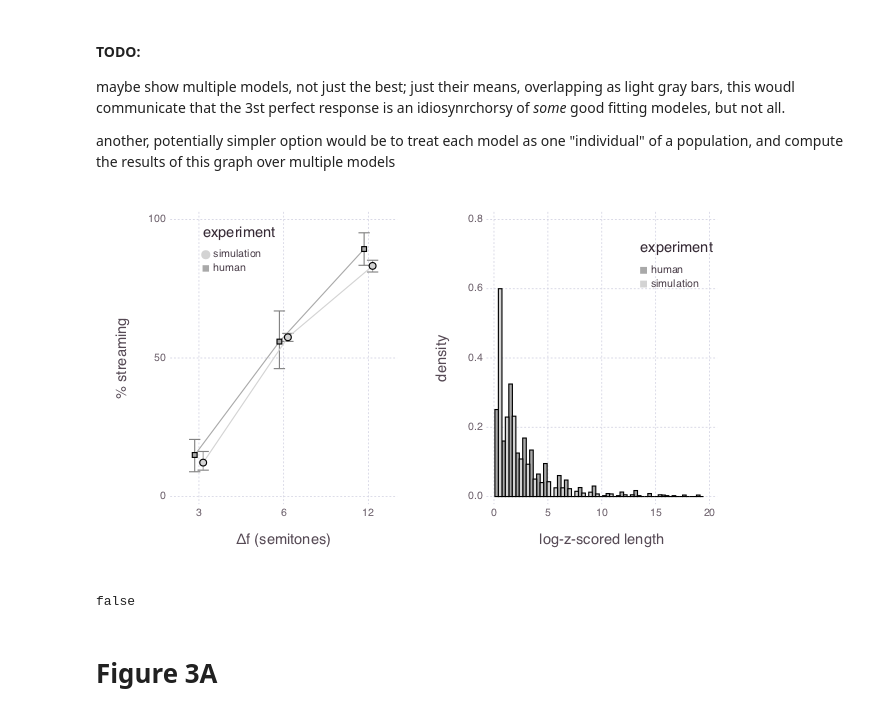
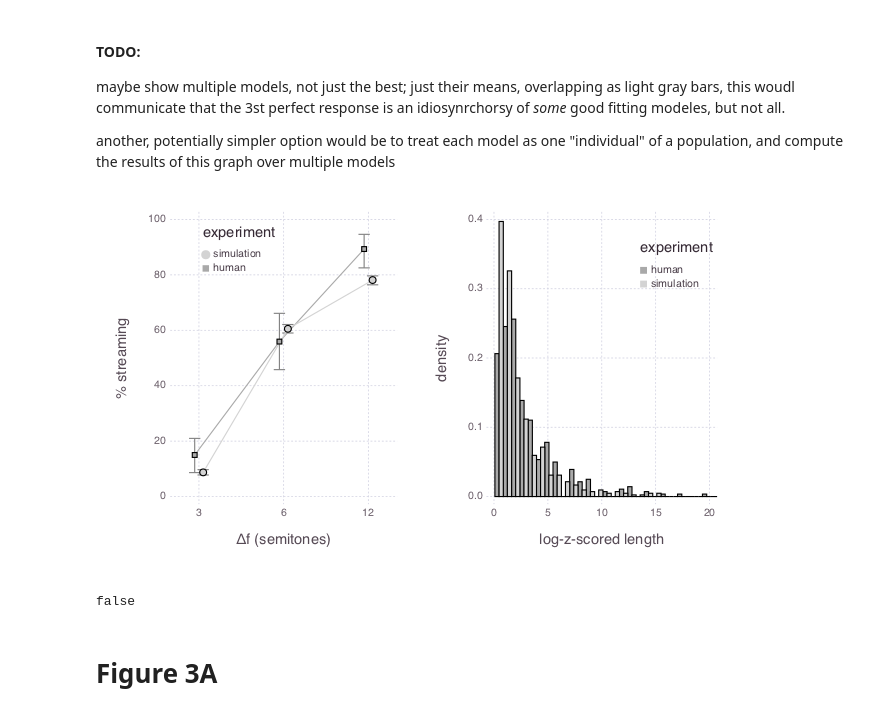
Before and after one commit to haberdashPI/bistable, a Jupyter notebook: notebooks/Figures.ipynb, the cells around one changed output. Cells and saved outputs as stored; diff of their text form; code cells hidden in the pictures.

Commit message:
Fixed figure 2 to use new, reorganized measure methods

```diff
--- a/notebooks/Figures.ipynb
+++ b/notebooks/Figures.ipynb
@@ -78,9 +84,9 @@ another, potentially simpler option would be to treat each model as one "individ
 # %%
-p = plot_fit(df,params,t_c_a=44,t_c_m=5)
+p = plot_fit(df,params,t_c_a=15,t_c_m=5)
 draw(PDF(joinpath(plotdir,"fig2bc.pdf"),5inch,3inch),p)
 draw(PNG(6.666inch,4inch),p)
 # %% [output]
-[figure, old version]
+[figure, new version]
 false
 # %% [markdown]
 # Figure 3A
```
Also changed, not shown: parts of 3 cells of this notebook, 4 other files.
